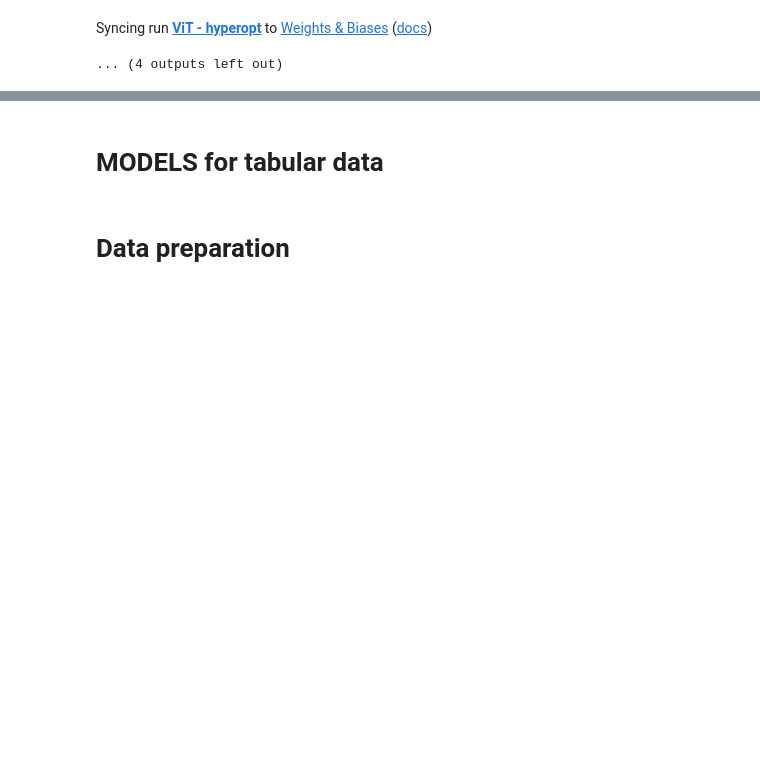
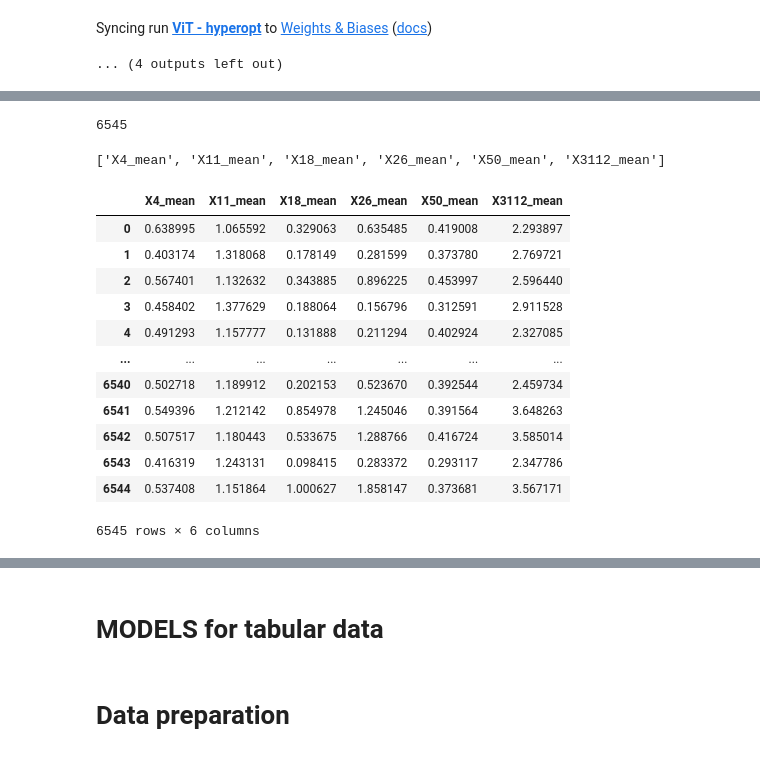
Before and after one commit to BEMiklos/PlantTraits2024, a Jupyter notebook: train_baselines_sceleton.ipynb, the cells around one changed output, grey strips where cells are left out. Cells and saved outputs as stored; diff of their text form; code cells hidden in the pictures; blank space fills up the shorter version.

```diff
--- a/train_baselines_sceleton.ipynb
+++ b/train_baselines_sceleton.ipynb
@@ -953,0 +1002,2 @@ Syncing run ViT - hyperopt to Weights & Biases (docs)
+# %%
+model = PlantTraitsPretrainedVGG16()
@@ -953,0 +1014,41 @@ Syncing run ViT - hyperopt to Weights & Biases (docs)
+# %%
+def test_model(model, test_loader):
+    model.eval()
+    all_outputs = []
+
+    with torch.no_grad():
+        for images, meta_data, targets in test_loader:
+            outputs = model(images)
+            all_outputs.append(outputs.cpu())  # Store outputs as tensors
+
+    # Concatenate all output tensors and then convert to numpy
+    all_outputs = torch.cat(all_outputs, dim=0).numpy()
+    return all_outputs
+# %%
+outputs = test_model(model, test_loader)
+# %%
+len(outputs)
+# %% [output]
+6545
+# %%
+targets
+# %% [output]
+['X4_mean', 'X11_mean', 'X18_mean', 'X26_mean', 'X50_mean', 'X3112_mean']
+# %%
+df = pd.DataFrame(outputs, columns=targets)
+# %%
+df
+# %% [output]
+|  | X4_mean | X11_mean | X18_mean | X26_mean | X50_mean | X3112_mean |
+| 0 | 0.638995 | 1.065592 | 0.329063 | 0.635485 | 0.419008 | 2.293897 |
+| 1 | 0.403174 | 1.318068 | 0.178149 | 0.281599 | 0.373780 | 2.769721 |
+| 2 | 0.567401 | 1.132632 | 0.343885 | 0.896225 | 0.453997 | 2.596440 |
+| 3 | 0.458402 | 1.377629 | 0.188064 | 0.156796 | 0.312591 | 2.911528 |
+| 4 | 0.491293 | 1.157777 | 0.131888 | 0.211294 | 0.402924 | 2.327085 |
+| ... | ... | ... | ... | ... | ... | ... |
+| 6540 | 0.502718 | 1.189912 | 0.202153 | 0.523670 | 0.392544 | 2.459734 |
+| 6541 | 0.549396 | 1.212142 | 0.854978 | 1.245046 | 0.391564 | 3.648263 |
+| 6542 | 0.507517 | 1.180443 | 0.533675 | 1.288766 | 0.416724 | 3.585014 |
+| 6543 | 0.416319 | 1.243131 | 0.098415 | 0.283372 | 0.293117 | 2.347786 |
+| 6544 | 0.537408 | 1.151864 | 1.000627 | 1.858147 | 0.373681 | 3.567171 |
+6545 rows × 6 columns
```
Also changed, not shown: parts of 22 cells of this notebook.
